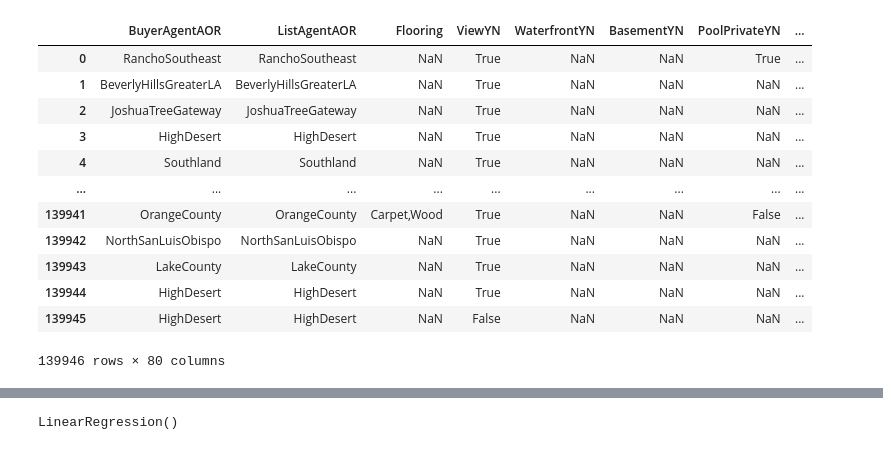
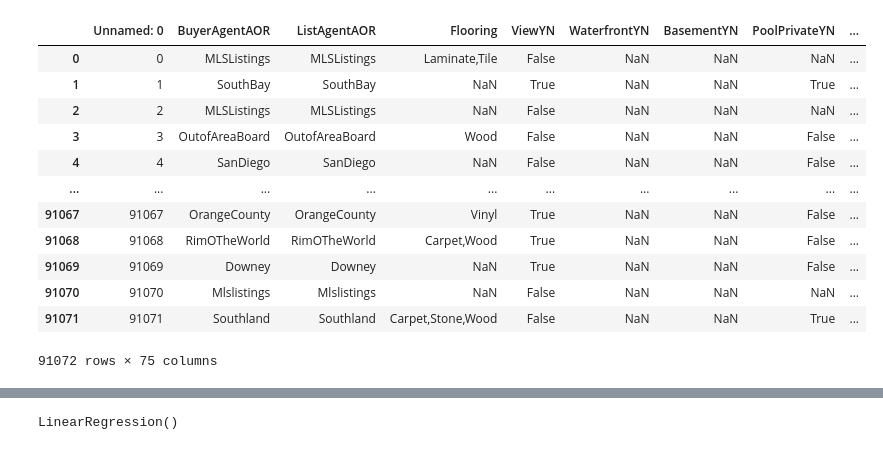
Before and after one commit to bbousquette1/IDX-Exchange-DS16-Winter2025, a Jupyter notebook: annabelle_LinReg_Test.ipynb, the cells around one changed output, grey strips where cells are left out. Saved outputs shown, nothing was run; the diff lists cells and outputs as text; code cells hidden in the pictures.

Commit message:
lin reg w new data

```diff
--- a/annabelle_LinReg_Test.ipynb
+++ b/annabelle_LinReg_Test.ipynb
@@ -4,20 +4,20 @@ import numpy as np
 import matplotlib.pyplot as plt
 import seaborn as sns
 # %%
-df = pd.read_csv('totalData.csv')
+df = pd.read_csv('data/totalData.csv')
 df
 # %% [output]
-|  | BuyerAgentAOR | ListAgentAOR | Flooring | ViewYN | WaterfrontYN | BasementYN | PoolPrivateYN | ... |
-| 0 | RanchoSoutheast | RanchoSoutheast | NaN | True | NaN | NaN | True | ... |
-| 1 | BeverlyHillsGreaterLA | BeverlyHillsGreaterLA | NaN | True | NaN | NaN | NaN | ... |
-| 2 | JoshuaTreeGateway | JoshuaTreeGateway | NaN | True | NaN | NaN | NaN | ... |
-| 3 | HighDesert | HighDesert | NaN | True | NaN | NaN | NaN | ... |
-| 4 | Southland | Southland | NaN | True | NaN | NaN | NaN | ... |
-| ... | ... | ... | ... | ... | ... | ... | ... | ... |
-| 139941 | OrangeCounty | OrangeCounty | Carpet,Wood | True | NaN | NaN | False | ... |
-| 139942 | NorthSanLuisObispo | NorthSanLuisObispo | NaN | True | NaN | NaN | NaN | ... |
-| 139943 | LakeCounty | LakeCounty | NaN | True | NaN | NaN | NaN | ... |
-| 139944 | HighDesert | HighDesert | NaN | True | NaN | NaN | NaN | ... |
-| 139945 | HighDesert | HighDesert | NaN | False | NaN | NaN | NaN | ... |
+|  | Unnamed: 0 | BuyerAgentAOR | ListAgentAOR | Flooring | ViewYN | WaterfrontYN | BasementYN | PoolPrivateYN | ... |
+| 0 | 0 | MLSListings | MLSListings | Laminate,Tile | False | NaN | NaN | NaN | ... |
+| 1 | 1 | SouthBay | SouthBay | NaN | True | NaN | NaN | True | ... |
+| 2 | 2 | MLSListings | MLSListings | NaN | False | NaN | NaN | NaN | ... |
+| 3 | 3 | OutofAreaBoard | OutofAreaBoard | Wood | False | NaN | NaN | False | ... |
+| 4 | 4 | SanDiego | SanDiego | NaN | False | NaN | NaN | False | ... |
+| ... | ... | ... | ... | ... | ... | ... | ... | ... | ... |
+| 91067 | 91067 | OrangeCounty | OrangeCounty | Vinyl | True | NaN | NaN | False | ... |
+| 91068 | 91068 | RimOTheWorld | RimOTheWorld | Carpet,Wood | True | NaN | NaN | False | ... |
+| 91069 | 91069 | Downey | Downey | NaN | True | NaN | NaN | False | ... |
+| 91070 | 91070 | Mlslistings | Mlslistings | NaN | False | NaN | NaN | NaN | ... |
+| 91071 | 91071 | Southland | Southland | Carpet,Stone,Wood | False | NaN | NaN | True | ... |
-139946 rows × 80 columns
+91072 rows × 75 columns
 # %%
```
Also changed, not shown: parts of 29 cells of this notebook, 1 other file.
